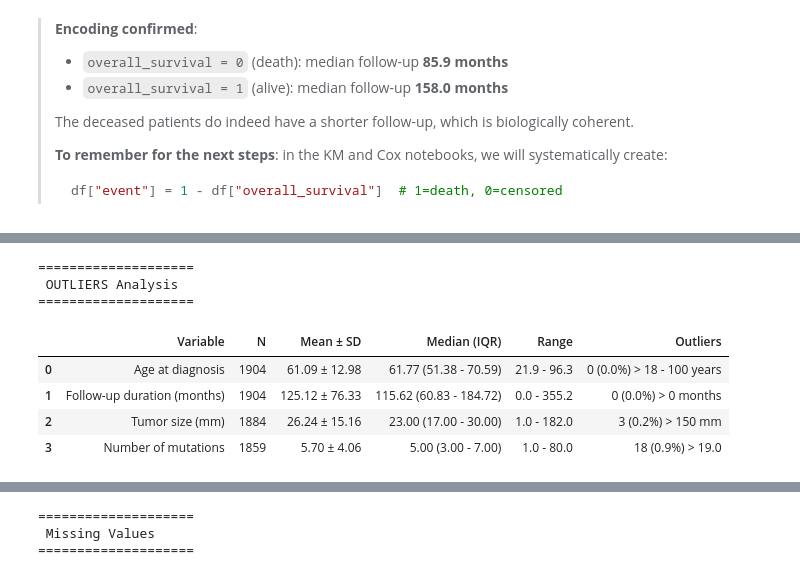
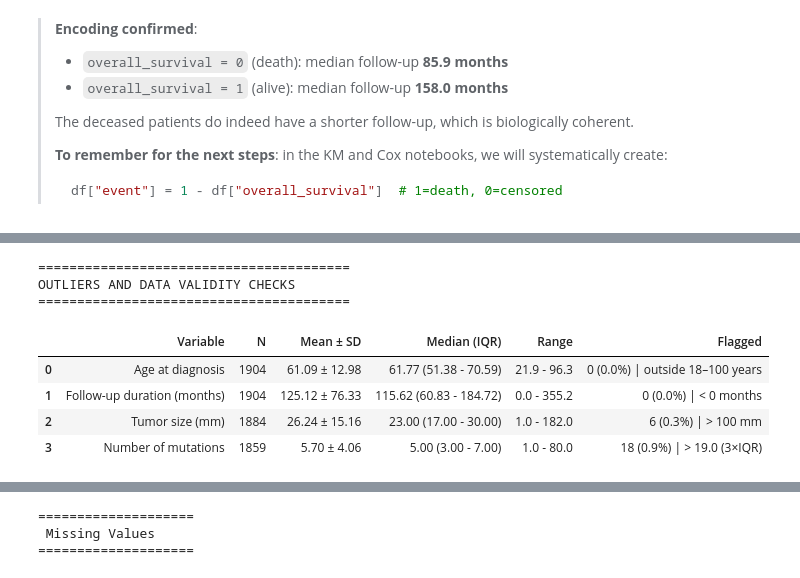
Before and after one commit to juliettebm/METABRIC-Breast-Cancer-Survival-Analysis-Machine-Learning, a Jupyter notebook: notebooks/01_exploration.ipynb, the cells around one changed output, grey strips where cells are left out. Saved outputs shown, nothing was run; the diff lists cells and outputs as text; code cells hidden in the pictures.

```diff
--- a/notebooks/01_exploration.ipynb
+++ b/notebooks/01_exploration.ipynb
@@ -357,84 +373,82 @@ We inspect the key numerical variables with thresholds adapted to each variable:
 # %%
-print("="*20 + "\n OUTLIERS Analysis \n" + "="*20)
+print("=" * 40)
+print("OUTLIERS AND DATA VALIDITY CHECKS")
+print("=" * 40)
 
-def summarize_variable(df, col, variable_name,
-                       outlier_mask=None,
-                       threshold=None):
 
-    q1 = df[col].quantile(0.25)
-    median = df[col].median()
-    q3 = df[col].quantile(0.75)
+def summarize_variable(df, col, label, mask=None, threshold=None):
 
-    if outlier_mask is not None:
-        n_out = outlier_mask.sum()
-        pct = 100 * outlier_mask.mean()
+    x = df[col]
+    q1, median, q3 = x.quantile([0.25, 0.50, 0.75])
 
-        if threshold is not None:
-            outlier_text = f"{n_out} ({pct:.1f}%) > {threshold}"
-        else:
-            outlier_text = f"{n_out} ({pct:.1f}%)"
+    if mask is not None:
+        n_flagged = mask.sum()
+        pct_flagged = mask.mean() * 100
+        flagged = f"{n_flagged} ({pct_flagged:.1f}%)"
+
+        if threshold:
+            flagged += f" | {threshold}"
     else:
-        outlier_text = "-"
+        flagged = "-"
 
     return {
-        "Variable": variable_name,
-        "N": df[col].count(),
-        "Mean ± SD": f"{df[col].mean():.2f} ± {df[col].std():.2f}",
+        "Variable": label,
+        "N": x.count(),
+        "Mean ± SD": f"{x.mean():.2f} ± {x.std():.2f}",
         "Median (IQR)": f"{median:.2f} ({q1:.2f} - {q3:.2f})",
-        "Range": f"{df[col].min():.1f} - {df[col].max():.1f}",
-        "Outliers": outlier_text
+        "Range": f"{x.min():.1f} - {x.max():.1f}",
+        "Flagged": flagged
     }
 
-q1 = df["mutation_count"].quantile(0.25)
-q3 = df["mutation_count"].quantile(0.75)
-iqr = q3 - q1
-threshold = q3 + 3 * iqr
+
+# 3×IQR threshold for mutation count
+q1, q3 = df["mutation_count"].quantile([0.25, 0.75])
+mutation_threshold = q3 + 3 * (q3 - q1)
+
 
 summary = pd.DataFrame([
 
     summarize_variable(
         df,
         "age_at_diagnosis",
         "Age at diagnosis",
-        (df["age_at_diagnosis"] < 18) |
-        (df["age_at_diagnosis"] > 100),
-        "18 - 100 years"
+        (df["age_at_diagnosis"] < 18) | (df["age_at_diagnosis"] > 100),
+        "outside 18–100 years"
     ),
 
     summarize_variable(
         df,
         "overall_survival_months",
         "Follow-up duration (months)",
         df["overall_survival_months"] < 0,
-        "0 months"
+        "< 0 months"
     ),
 
     summarize_variable(
         df,
         "tumor_size",
         "Tumor size (mm)",
-        df["tumor_size"] > 150,
-        "150 mm"
+        df["tumor_size"] > 100,
+        "> 100 mm"
     ),
 
     summarize_variable(
         df,
         "mutation_count",
         "Number of mutations",
-        df["mutation_count"] > threshold,
-        f"{threshold:.1f}"
+        df["mutation_count"] > mutation_threshold,
+        f"> {mutation_threshold:.1f} (3×IQR)"
     )
-
 ])
 
 display(summary)
 # %% [output]
-====================
- OUTLIERS Analysis
-====================
+========================================
+OUTLIERS AND DATA VALIDITY CHECKS
+========================================
-|  | Variable | N | Mean ± SD | Median (IQR) | Range | Outliers |
-| 0 | Age at diagnosis | 1904 | 61.09 ± 12.98 | 61.77 (51.38 - 70.59) | 21.9 - 96.3 | 0 (0.0%) > 18 - 100 years |
-| 1 | Follow-up duration (months) | 1904 | 125.12 ± 76.33 | 115.62 (60.83 - 184.72) | 0.0 - 355.2 | 0 (0.0%) > 0 months |
-| 2 | Tumor size (mm) | 1884 | 26.24 ± 15.16 | 23.00 (17.00 - 30.00) | 1.0 - 182.0 | 3 (0.2%) > 150 mm |
-| 3 | Number of mutations | 1859 | 5.70 ± 4.06 | 5.00 (3.00 - 7.00) | 1.0 - 80.0 | 18 (0.9%) > 19.0 |
+|  | Variable | N | Mean ± SD | Median (IQR) | Range | Flagged |
+| 0 | Age at diagnosis | 1904 | 61.09 ± 12.98 | 61.77 (51.38 - 70.59) | 21.9 - 96.3 | 0 (0.0%) | outside 18–100 years |
+| 1 | Follow-up duration (months) | 1904 | 125.12 ± 76.33 | 115.62 (60.83 - 184.72) | 0.0 - 355.2 | 0 (0.0%) | < 0 months |
+| 2 | Tumor size (mm) | 1884 | 26.24 ± 15.16 | 23.00 (17.00 - 30.00) | 1.0 - 182.0 | 6 (0.3%) | > 100 mm |
+| 3 | Number of mutations | 1859 | 5.70 ± 4.06 | 5.00 (3.00 - 7.00) | 1.0 - 80.0 | 18 (0.9%) | > 19.0 (3×IQR) |
 # %% [markdown]
```
Also changed, not shown: parts of 34 cells of this notebook.
